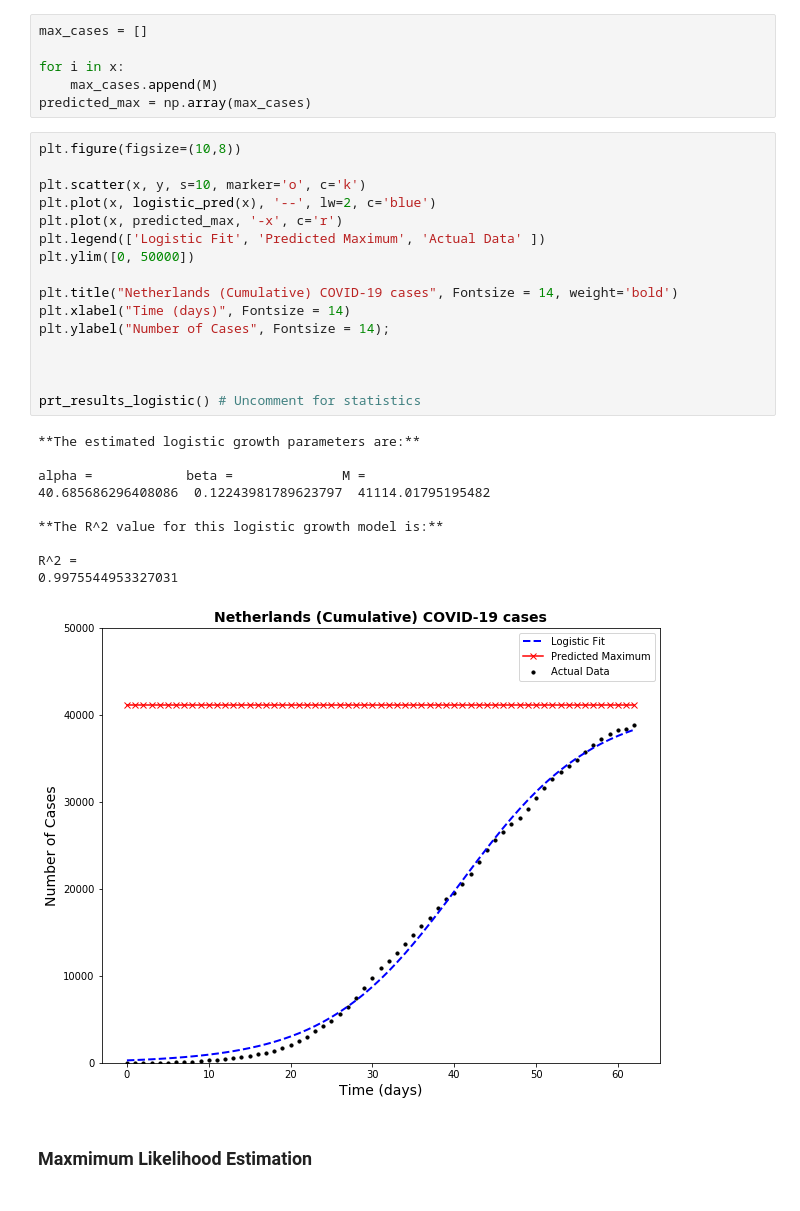
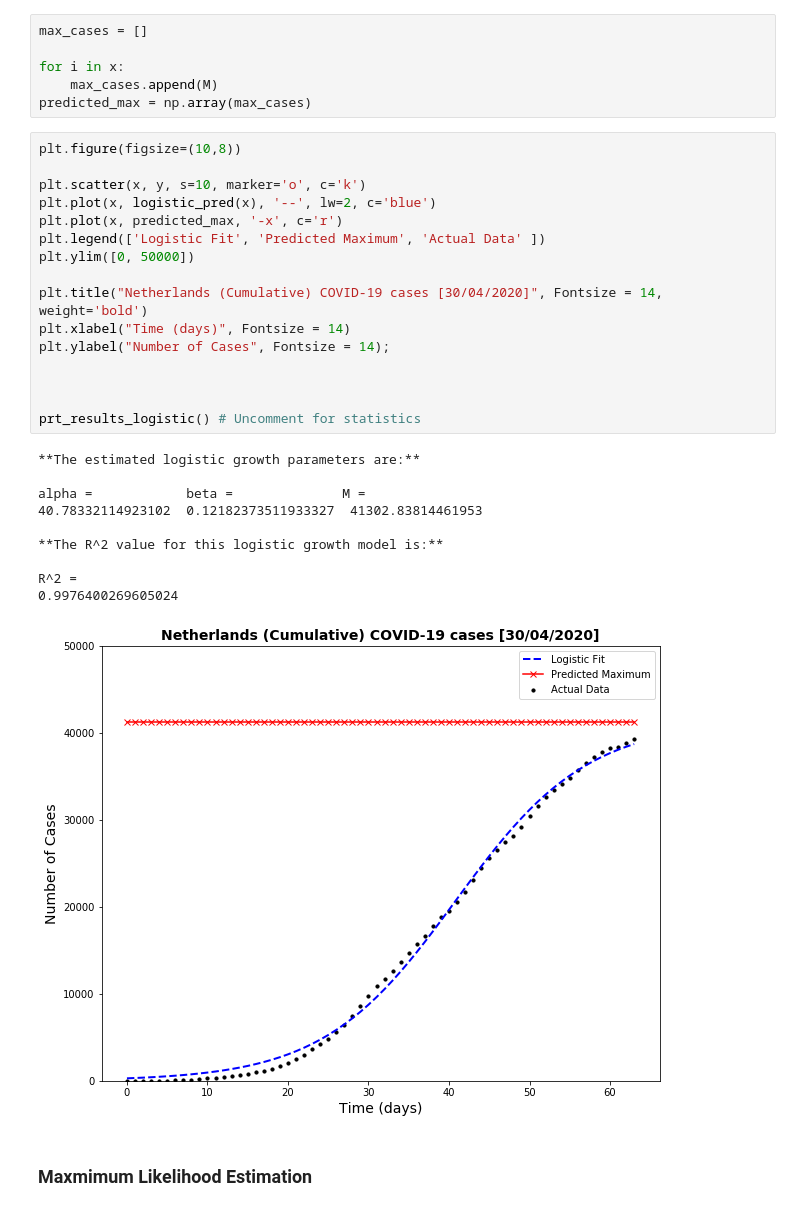
Before and after one commit to jiehaocao/BEP-SBMD-COVID19, a Jupyter notebook: notebook/logistic_growth_verhulst.ipynb, the cells around one changed output. Saved outputs shown, nothing was run; the diff lists cells and outputs as text.

Commit message:
updated plots 30/04/2020

```diff
--- a/notebook/logistic_growth_verhulst.ipynb
+++ b/notebook/logistic_growth_verhulst.ipynb
@@ -209,30 +209,30 @@ predicted_max = np.array(max_cases)
 # %%
 plt.figure(figsize=(10,8))
 
 plt.scatter(x, y, s=10, marker='o', c='k')
 plt.plot(x, logistic_pred(x), '--', lw=2, c='blue')
 plt.plot(x, predicted_max, '-x', c='r')
 plt.legend(['Logistic Fit', 'Predicted Maximum', 'Actual Data' ])
 plt.ylim([0, 50000])
 
-plt.title("Netherlands (Cumulative) COVID-19 cases", Fontsize = 14, weight='bold')
+plt.title("Netherlands (Cumulative) COVID-19 cases [30/04/2020]", Fontsize = 14, weight='bold')
 plt.xlabel("Time (days)", Fontsize = 14)
 plt.ylabel("Number of Cases", Fontsize = 14);
 
 
 
 prt_results_logistic() # Uncomment for statistics
 # %% [output]
 **The estimated logistic growth parameters are:**
 
 alpha =            beta =              M =
-40.685686296408086  0.12243981789623797  41114.01795195482
+40.78332114923102  0.12182373511933327  41302.83814461953
 
 **The R^2 value for this logistic growth model is:**
 
 R^2 =
-0.9975544953327031
+0.9976400269605024
-[figure, old version]
+[figure, new version]
 # %% [markdown]
 ### Maxmimum Likelihood Estimation
 # %%
```
Also changed, not shown: parts of 7 cells of this notebook.
